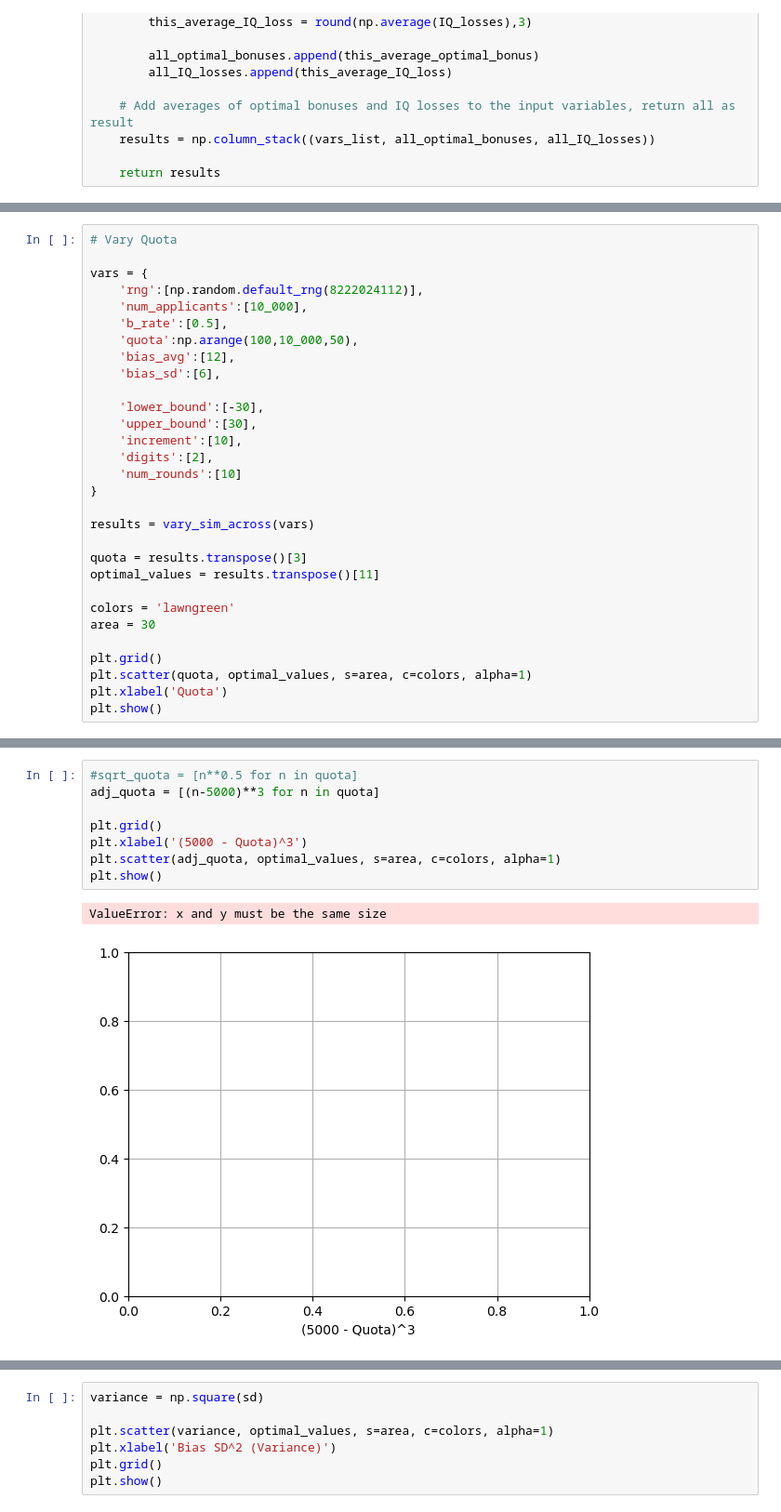
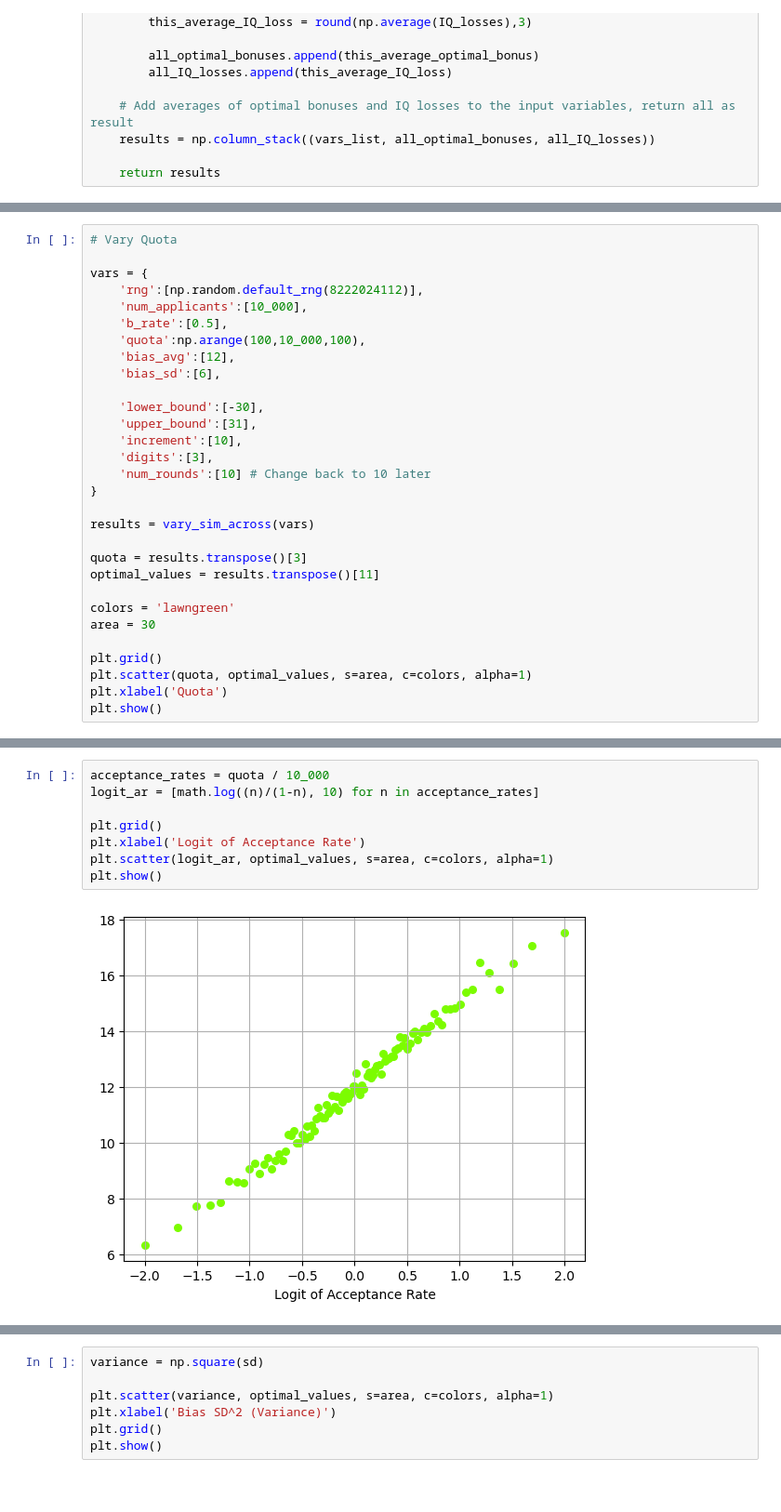
Before and after one commit to sam8457/aa-sim, a Jupyter notebook: aa-sim-optimal-points-testing.ipynb, the cells around one changed output, grey strips where cells are left out. Shown at 93% size. Cells and saved outputs as stored; diff of their text form; blank space fills up the shorter version.

```diff
--- a/aa-sim-optimal-points-testing.ipynb
+++ b/aa-sim-optimal-points-testing.ipynb
@@ -228,15 +232,15 @@ vars = {
     'rng':[np.random.default_rng(8222024112)],
     'num_applicants':[10_000],
     'b_rate':[0.5],
-    'quota':np.arange(100,10_000,50),
+    'quota':np.arange(100,10_000,100),
     'bias_avg':[12],
     'bias_sd':[6],
 
     'lower_bound':[-30],
-    'upper_bound':[30],
+    'upper_bound':[31],
     'increment':[10],
-    'digits':[2],
-    'num_rounds':[10]
+    'digits':[3],
+    'num_rounds':[10] # Change back to 10 later
 }
 
 results = vary_sim_across(vars)
@@ -256,11 +260,10 @@ plt.show()
 # %%
-#sqrt_quota = [n**0.5 for n in quota]
-adj_quota = [(n-5000)**3 for n in quota]
+acceptance_rates = quota / 10_000
+logit_ar = [math.log((n)/(1-n), 10) for n in acceptance_rates]
 
 plt.grid()
-plt.xlabel('(5000 - Quota)^3')
-plt.scatter(adj_quota, optimal_values, s=area, c=colors, alpha=1)
+plt.xlabel('Logit of Acceptance Rate')
+plt.scatter(logit_ar, optimal_values, s=area, c=colors, alpha=1)
 plt.show()
 # %% [output]
-ValueError: x and y must be the same size
-[figure, old version]
+[figure, new version]
```
Also changed, not shown: parts of 24 cells of this notebook, 1 other file.
